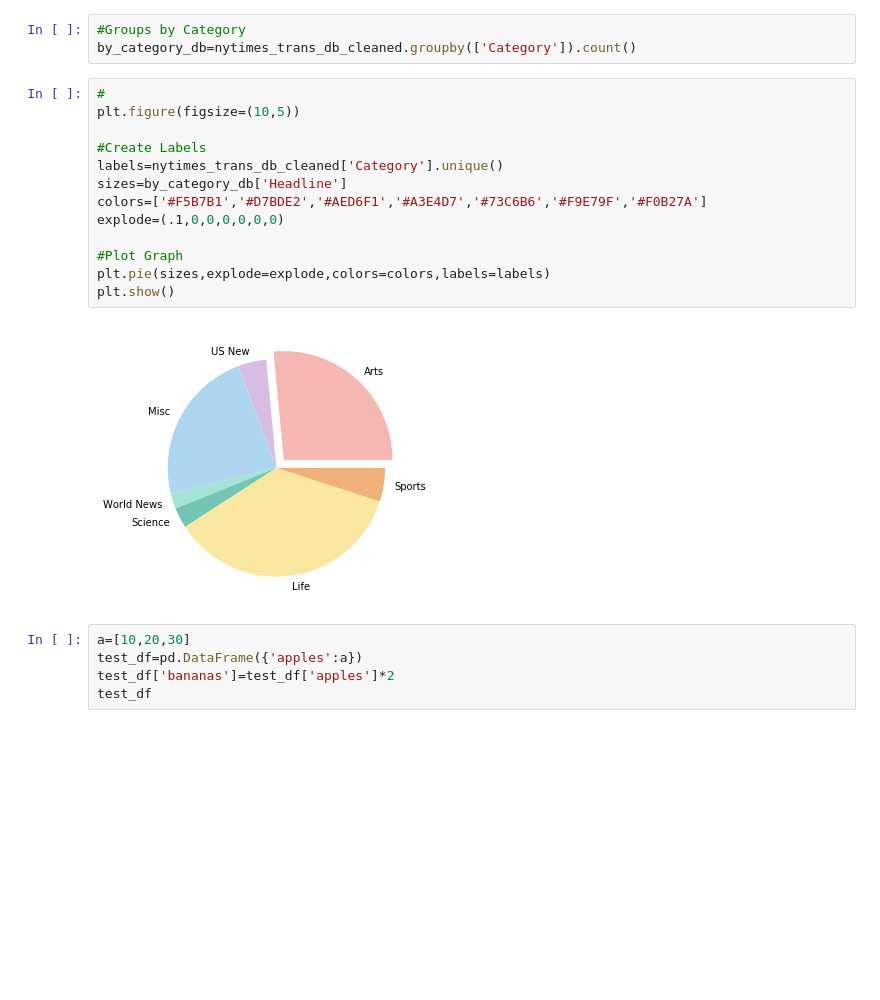
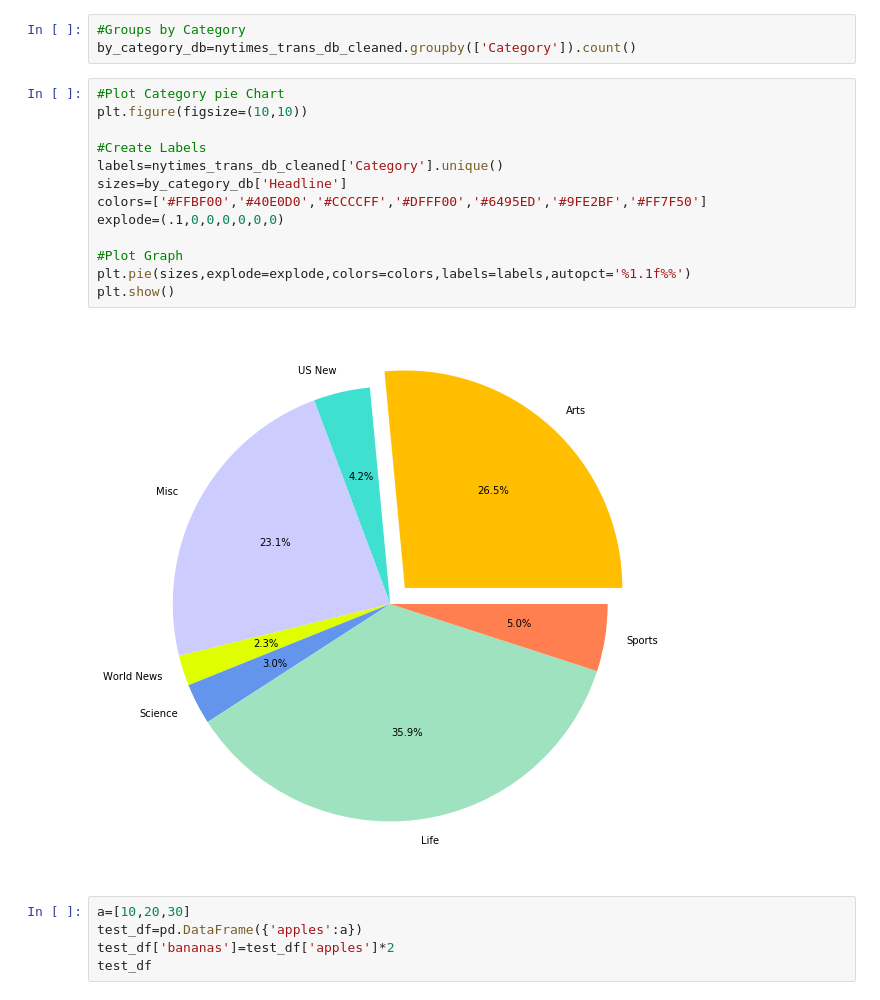
Before and after one commit to julia-claira/NYTimes_Web_Scrape, a Jupyter notebook: NYTimes_Search.ipynb, the cells around one changed output. Cells and saved outputs as stored; diff of their text form; blank space fills up the shorter version.

Commit message:
added percentages to pie chart

```diff
--- a/NYTimes_Search.ipynb
+++ b/NYTimes_Search.ipynb
@@ -374,20 +374,20 @@ plt.show()
 #Groups by Category
 by_category_db=nytimes_trans_db_cleaned.groupby(['Category']).count()
 # %%
-#
-plt.figure(figsize=(10,5))
+#Plot Category pie Chart
+plt.figure(figsize=(10,10))
 
 #Create Labels
 labels=nytimes_trans_db_cleaned['Category'].unique()
 sizes=by_category_db['Headline']
-colors=['#F5B7B1','#D7BDE2','#AED6F1','#A3E4D7','#73C6B6','#F9E79F','#F0B27A']
+colors=['#FFBF00','#40E0D0','#CCCCFF','#DFFF00','#6495ED','#9FE2BF','#FF7F50']
 explode=(.1,0,0,0,0,0,0)
 
 #Plot Graph
-plt.pie(sizes,explode=explode,colors=colors,labels=labels)
+plt.pie(sizes,explode=explode,colors=colors,labels=labels,autopct='%1.1f%%')
 plt.show()
 # %% [output]
-[figure, old version]
+[figure, new version]
 # %%
 a=[10,20,30]
 test_df=pd.DataFrame({'apples':a})
```
